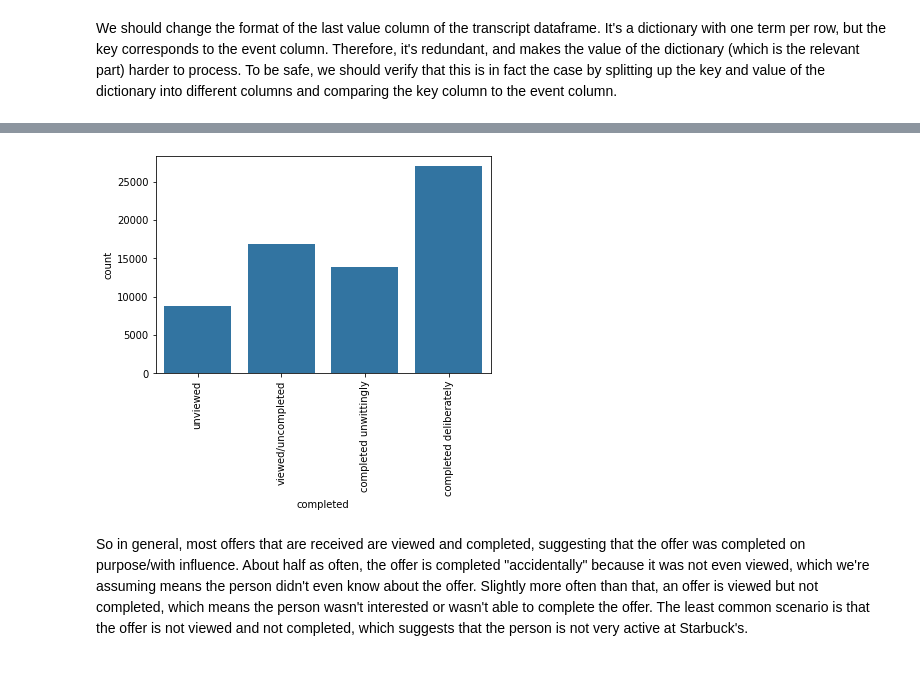
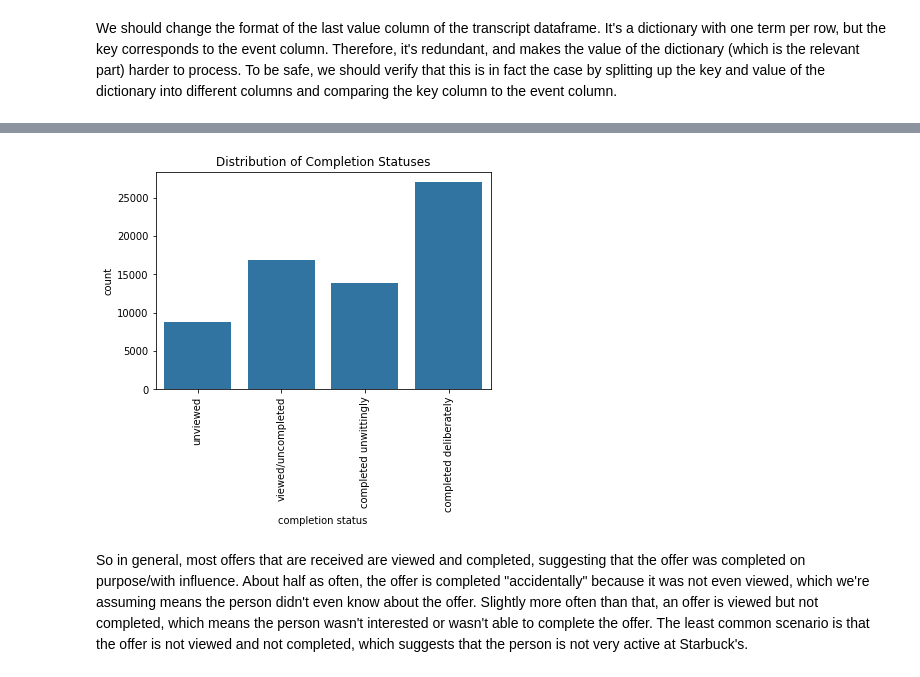
Before and after one commit to dagmaraw/Starbucks-offers, a Jupyter notebook: Starbucks_Capstone_notebook.ipynb, the cells around one changed output, grey strips where cells are left out. Cells and saved outputs as stored; diff of their text form; code cells hidden in the pictures.

```diff
--- a/Starbucks_Capstone_notebook.ipynb
+++ b/Starbucks_Capstone_notebook.ipynb
@@ -696,9 +700,11 @@ df.head()
 # %%
 base_color = sb.color_palette()[0]
 p = sb.countplot(data=df,x='completed',color = base_color, order=['unviewed','viewed/uncompleted','completed unwittingly','completed deliberately']);
 plt.xticks(rotation=90);
+plt.title('Distribution of Completion Statuses');
+plt.xlabel('completion status');
 # %% [output]
-[figure, old version]
+[figure, new version]
 # %% [markdown]
 So in general, most offers that are received are viewed and completed, suggesting that the offer was completed on purpose/with influence. About half as often, the offer is completed "accidentally" because it was not even viewed, which we're assuming means the person didn't even know about the offer. Slightly more often than that, an offer is viewed but not completed, which means the person wasn't interested or wasn't able to complete the offer. The least common scenario is that the offer is not viewed and not completed, which suggests that the person is not very active at Starbuck's.
 # %% [markdown]
```
Also changed, not shown: parts of 9 cells of this notebook, 1 other file.
